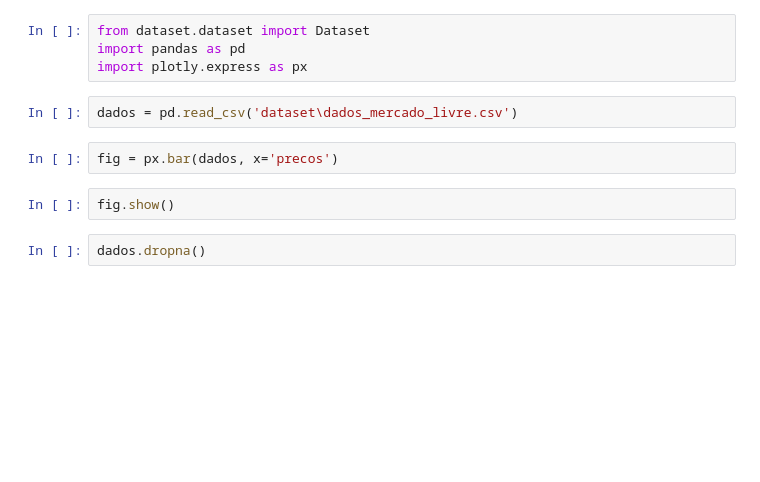
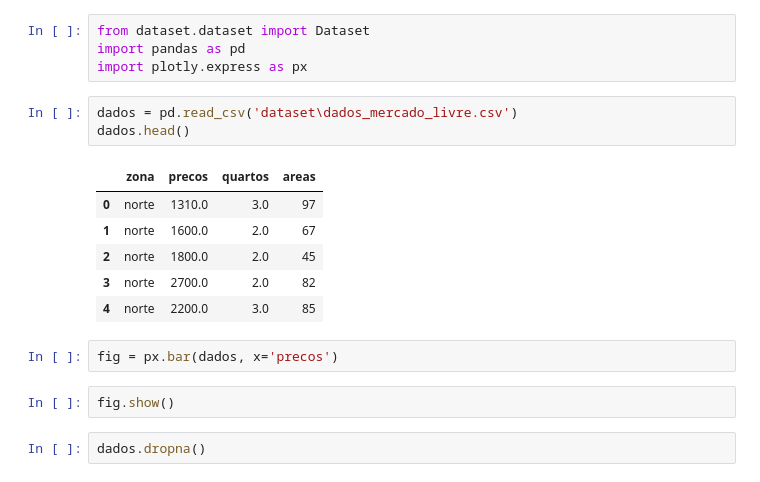
Before and after one commit to naokityokoyama/dash, a Jupyter notebook: teste.ipynb, the cells around one changed output. Cells and saved outputs as stored; diff of their text form; blank space fills up the shorter version.

```diff
--- a/teste.ipynb
+++ b/teste.ipynb
@@ -4,6 +4,14 @@ import pandas as pd
 import plotly.express as px
 # %%
 dados = pd.read_csv('dataset\dados_mercado_livre.csv')
+dados.head()
+# %% [output]
+|  | zona | precos | quartos | areas |
+| 0 | norte | 1310.0 | 3.0 | 97 |
+| 1 | norte | 1600.0 | 2.0 | 67 |
+| 2 | norte | 1800.0 | 2.0 | 45 |
+| 3 | norte | 2700.0 | 2.0 | 82 |
+| 4 | norte | 2200.0 | 3.0 | 85 |
 # %%
 fig = px.bar(dados, x='precos')
 # %%
```
Also changed, not shown: 1 other file.
